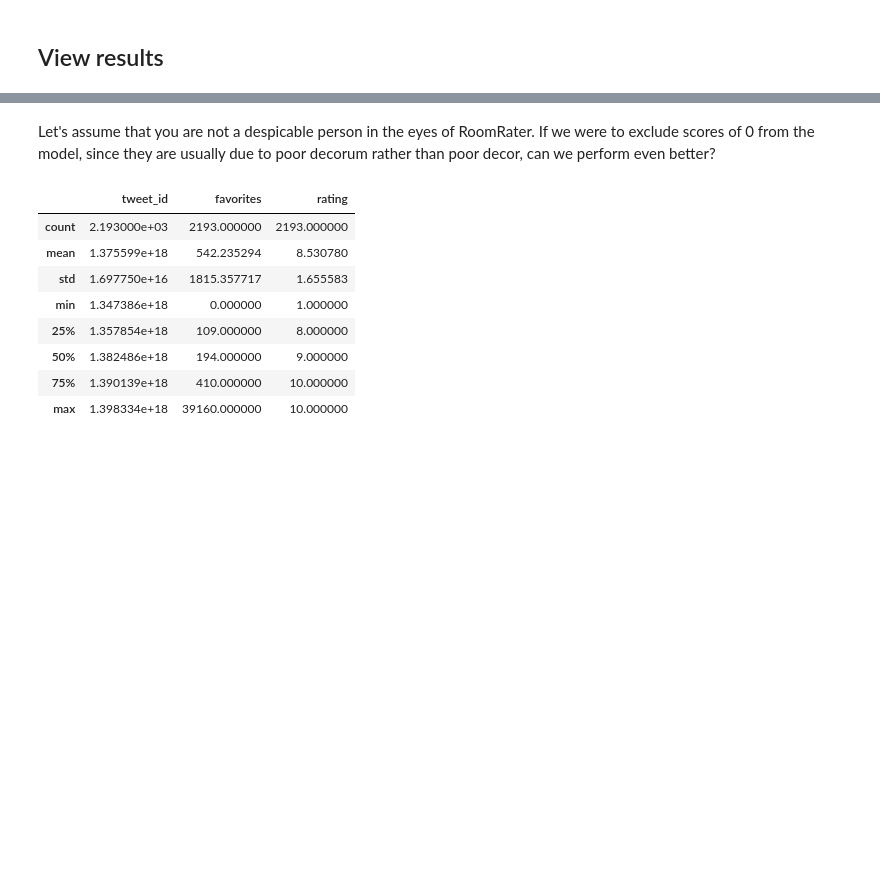
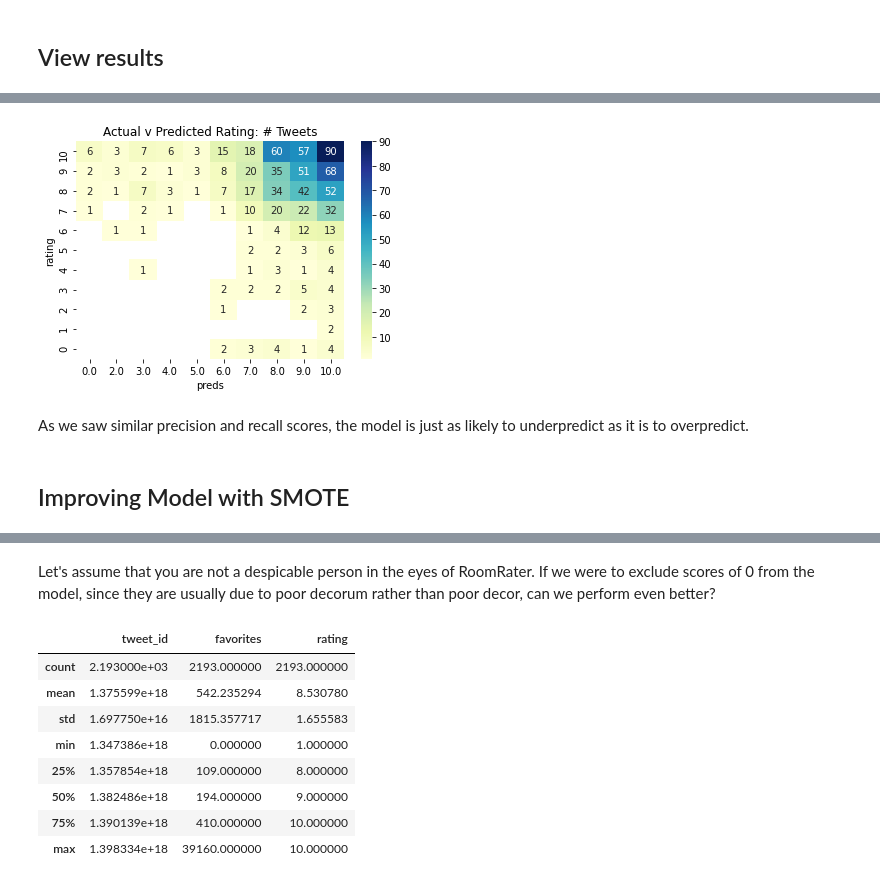
Before and after one commit to laurenmarar/RoomRater, a Jupyter notebook: RoomRater.ipynb, the cells around one changed output, grey strips where cells are left out. Cells and saved outputs as stored; diff of their text form; code cells hidden in the pictures; blank space fills up the shorter version.

Commit message:
SMOTE

```diff
--- a/RoomRater.ipynb
+++ b/RoomRater.ipynb
@@ -381 +366,22 @@ def build_model():
+# %%
+def build_model():
+    """Use Pipeline to build Classifier with parameters selected based on GridSearch"""
+    pipeline = Pipeline([
+
+            ('text_pipeline', Pipeline([
+                ('vect', CountVectorizer(tokenizer=tokenize)),
+                ('tfidf', TfidfTransformer())
+        ])),
+
+        ('clf', RandomForestClassifier(random_state=random_state))
+    ])
+
+    # After multiple runs with GridSerachCV, store best parameters in final model
+    best_parameters = {
+        'clf__min_samples_split': [2]
+    }
+
+    cv = GridSearchCV(pipeline, param_grid = best_parameters, verbose=3)
+
+    return cv
 # %%
@@ -467,0 +444,7 @@ rated_copy.sort_values(by=['diff'], ascending=False).head(15)
+# %%
+pred_df = rated_clean.copy()
+pred_df['preds'] = pd.Series(y_pred)
+
+# Calculate difference between actual and predicted rating
+pred_df['diff'] = pred_df['rating']-pred_df['preds']
+pred_df.sort_values(by=['diff'], ascending=False).head()
@@ -467,0 +458,22 @@ rated_copy.sort_values(by=['diff'], ascending=False).head(15)
+# %%
+def view_heatmap(pred_df):
+    """Input pred_df return heatmap comparing actual with predicted ratings"""
+    sum_df = pd.DataFrame(pred_df[['rating','preds','tweet_id']].groupby(by=['rating', 'preds']).count()
+                          .reset_index())
+
+    sum_df = sum_df.rename(columns={'tweet_id':'count'})
+
+    sum_pivot = sum_df.pivot('rating','preds','count')
+
+    ax = sns.heatmap(sum_pivot, annot=True, cmap = 'YlGnBu')
+    ax.invert_yaxis()
+    plt.title('Actual v Predicted Rating: # Tweets')
+    plt.show()
+# %%
+view_heatmap(pred_df)
+# %% [output]
+[figure, added]
+# %% [markdown]
+As we saw similar precision and recall scores, the model is just as likely to underpredict as it is to overpredict.
+# %% [markdown]
+## Improving Model with SMOTE
```
Also changed, not shown: parts of 30 cells of this notebook, 1 other file.
